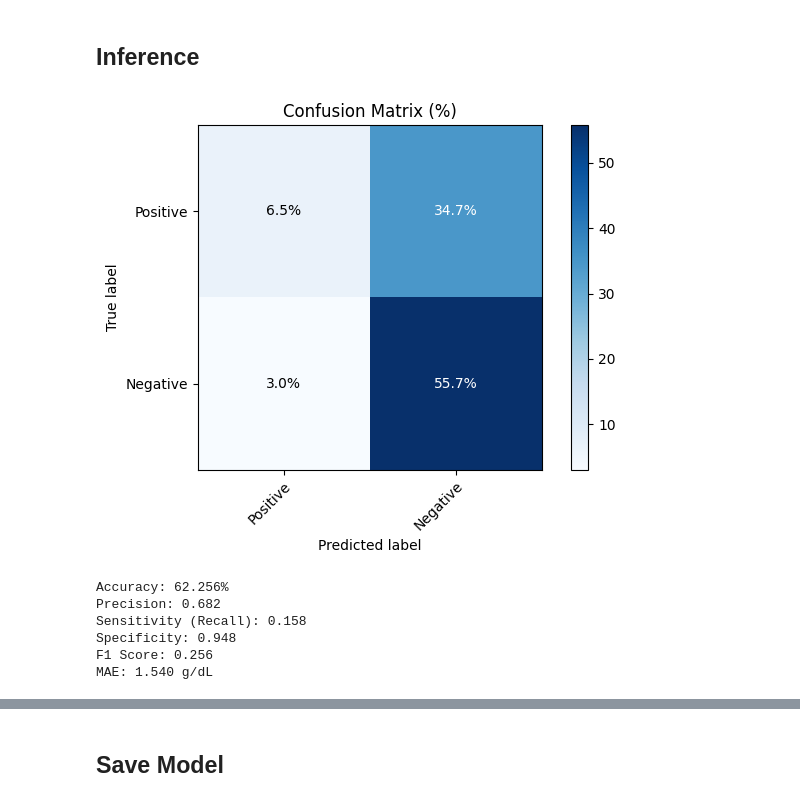
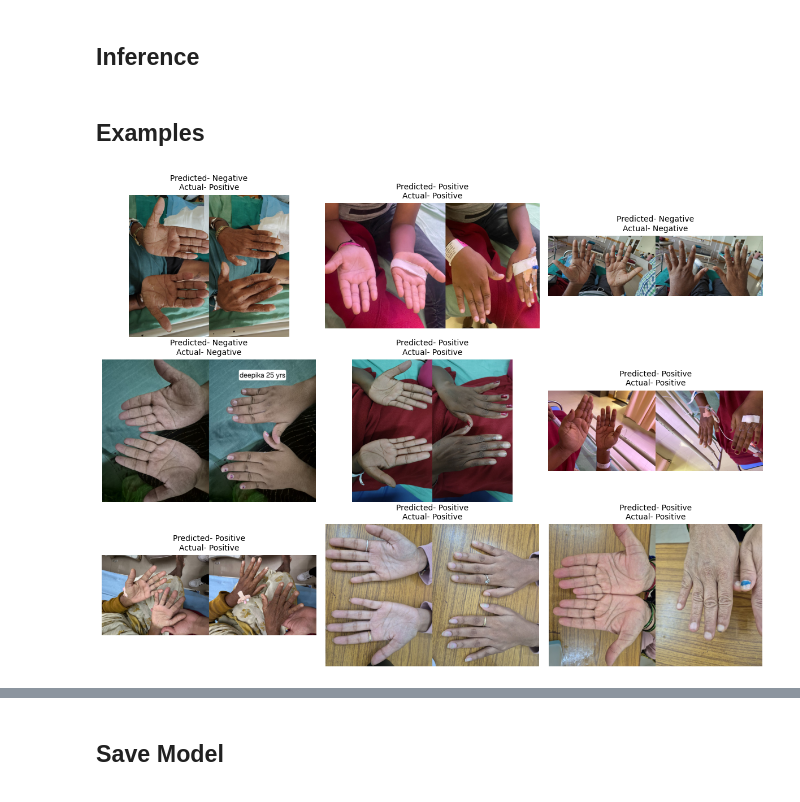
Before and after one commit to Mahesh-Saravanan/HemoScan, a Jupyter notebook: Main.ipynb, the cells around one changed output, grey strips where cells are left out. Saved outputs shown, nothing was run; the diff lists cells and outputs as text; code cells hidden in the pictures.

Commit message:
Image examples

```diff
--- a/Main.ipynb
+++ b/Main.ipynb
@@ -87,20 +89,16 @@ MAPE (%): 147.6551
 ## Inference
 # %%
 results = []
+dataToPlot = []
 for i in range(1,462):
     paths = f"/Users/maheshsaravanan/Documents/HemoScan/Dataset/{i:04d}"
-    out = inference1(model = model_obj, path = paths,transform = data2validate.dataset.dataset.transform, mean = hb_mean, std = hb_std,Print = False)
-    if False:#np.abs(out[0][0]-out[0][1]) > 0.450:
-       continue
-    else:
-        results.append((out))
+    out,data = inference1(model = model_obj, path = paths,transform = data2validate.dataset.dataset.transform, mean = hb_mean, std = hb_std,Print = False)
+    results.append((out))
+    dataToPlot.append(data)
 results = np.array(results).reshape(len(results),2)
-get_metrics(results, threshold = 12.0)
-# %% [output]
-[figure, removed]
-Accuracy: 62.256%
-Precision: 0.682
-Sensitivity (Recall): 0.158
-Specificity: 0.948
-F1 Score: 0.256
-MAE: 1.540 g/dL
+# %% [markdown]
+## Examples
+# %%
+plot_image_pairs(dataToPlot)
+# %% [output]
+[figure, added]
```
Also changed, not shown: parts of 6 cells of this notebook, 6 other files.
